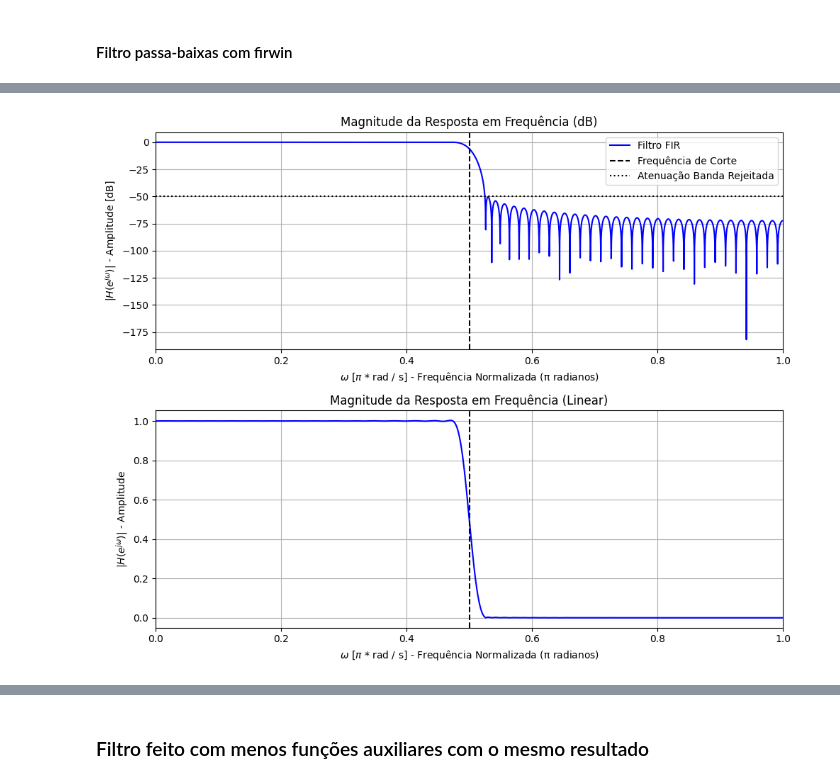
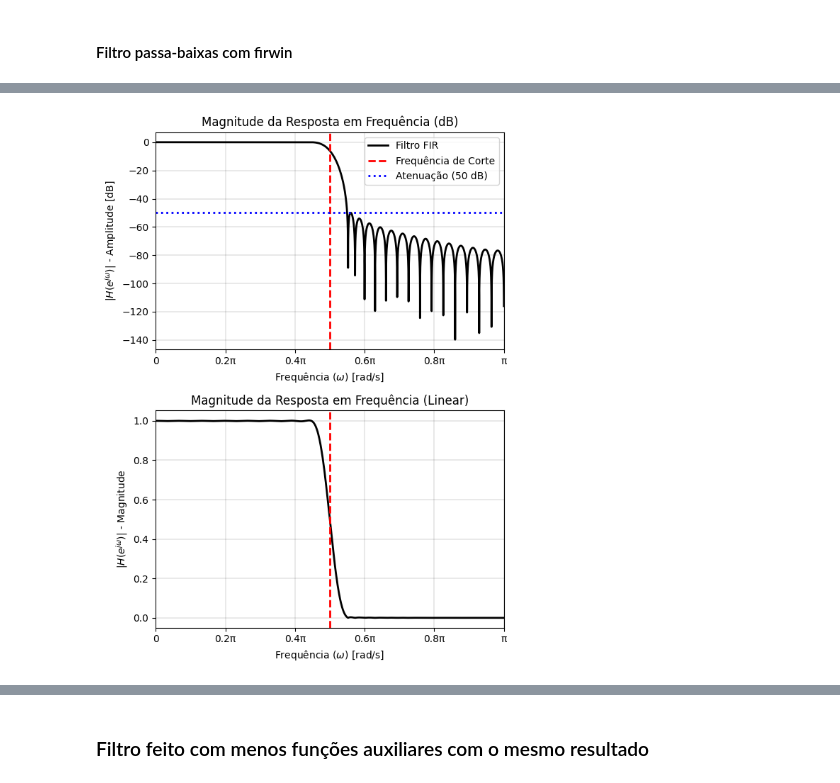
Before and after one commit to IvonLuiz/FIR_Filter_WindowMethod, a Jupyter notebook: notebook/FIR.ipynb, the cells around one changed output, grey strips where cells are left out. Saved outputs shown, nothing was run; the diff lists cells and outputs as text; code cells hidden in the pictures.

```diff
--- a/notebook/FIR.ipynb
+++ b/notebook/FIR.ipynb
@@ -165,11 +140,4 @@ plot_impulse_response(M, filtro)
-# %%
-axs = plot_frequency_response_direct(w, h)
-
-# Especificações
-axs[1].axvline(wc / np.pi, color='k', linestyle='--', label='Frequência de Corte')
-axs[0].axvline(wc / np.pi, color='k', linestyle='--', label='Frequência de Corte')
-axs[0].axhline(-attenuation, color='k', linestyle=':', label='Atenuação Banda Rejeitada')
-axs[0].legend()
-plt.show()
-# %% [output]
-[figure, removed]
+# %%
+plot_frequency_response(w, h, wc, attenuation)
+# %% [output]
+[figure, added]
```
Also changed, not shown: parts of 22 cells of this notebook, 1 other file.
